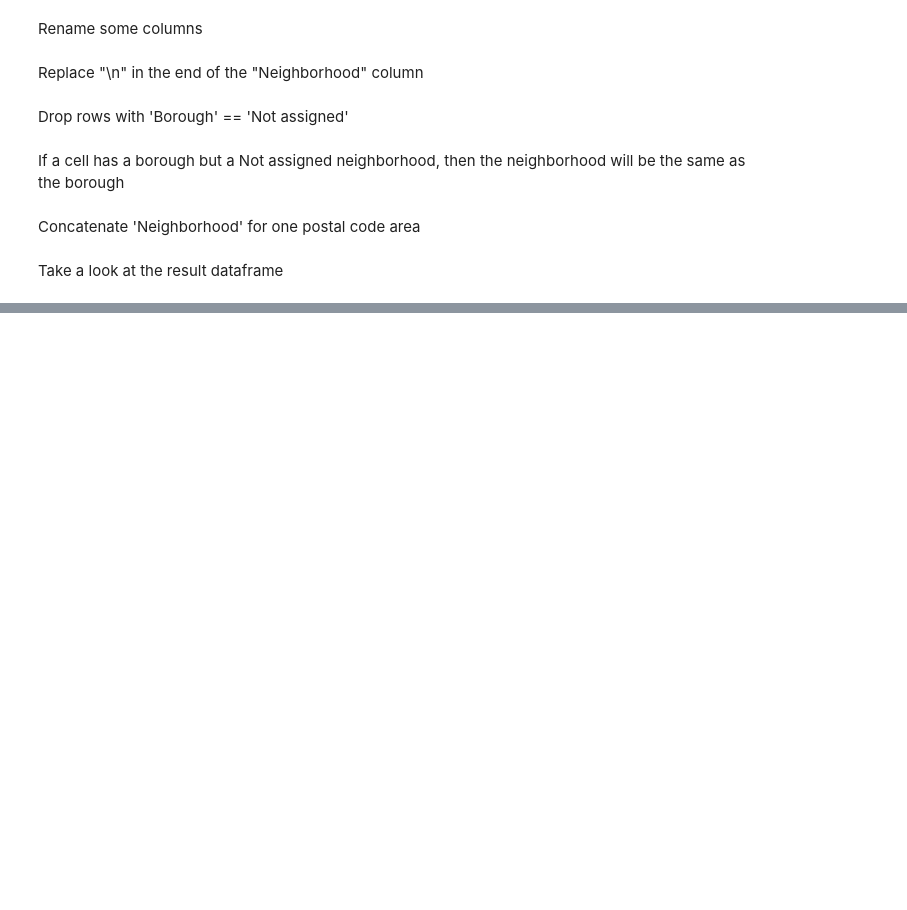
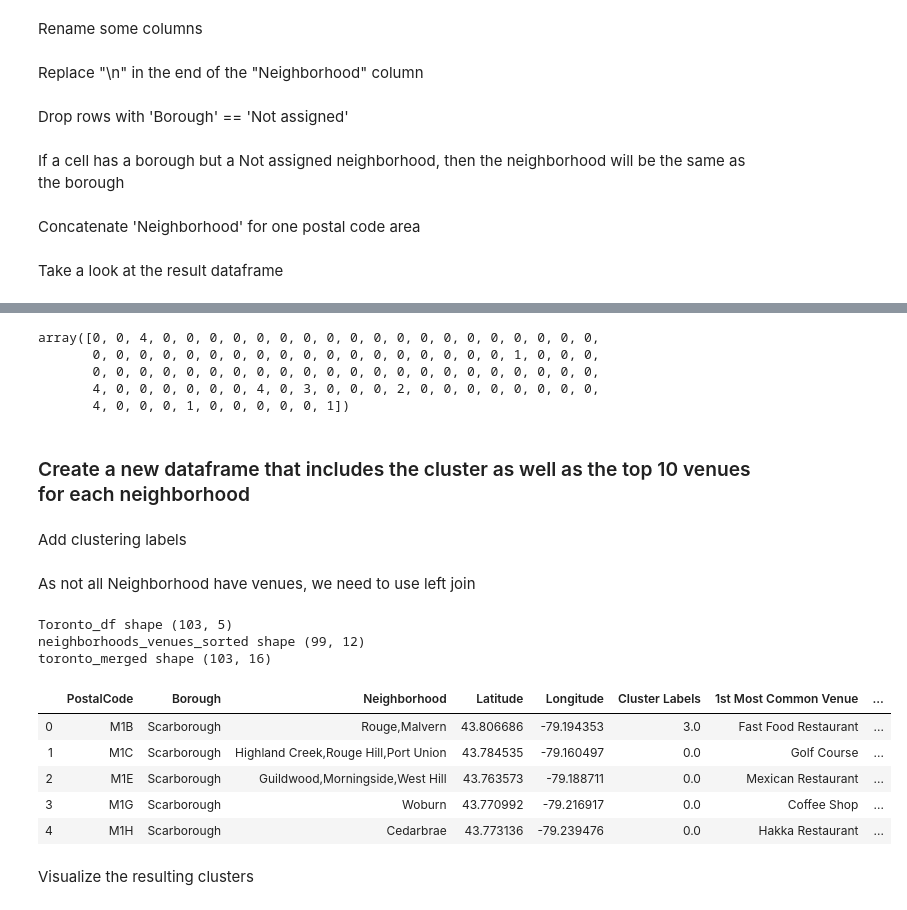
Before and after one commit to romapres2010/Coursera_Capstone, a Jupyter notebook: Neighborhoods in Toronto.ipynb, the cells around one changed output, grey strips where cells are left out. Cells and saved outputs as stored; diff of their text form; code cells hidden in the pictures; blank space fills up the shorter version.

```diff
--- a/Neighborhoods in Toronto.ipynb
+++ b/Neighborhoods in Toronto.ipynb
@@ -137,0 +497,24 @@ Toronto_df.shape
+# %%
+# import k-means from clustering stage
+from sklearn.cluster import KMeans
+
+# set number of clusters
+kclusters = 5
+
+toronto_grouped_clustering = toronto_grouped.drop('Toronto_Neighborhood', 1)
+
+# run k-means clustering
+kmeans = KMeans(n_clusters=kclusters, random_state=0).fit(toronto_grouped_clustering)
+
+# check cluster labels generated for each row in the dataframe
+kmeans.labels_
+# %% [output]
+array([0, 0, 4, 0, 0, 0, 0, 0, 0, 0, 0, 0, 0, 0, 0, 0, 0, 0, 0, 0, 0, 0,
+       0, 0, 0, 0, 0, 0, 0, 0, 0, 0, 0, 0, 0, 0, 0, 0, 0, 0, 1, 0, 0, 0,
+       0, 0, 0, 0, 0, 0, 0, 0, 0, 0, 0, 0, 0, 0, 0, 0, 0, 0, 0, 0, 0, 0,
+       4, 0, 0, 0, 0, 0, 0, 4, 0, 3, 0, 0, 0, 2, 0, 0, 0, 0, 0, 0, 0, 0,
+       4, 0, 0, 0, 1, 0, 0, 0, 0, 0, 1])
+# %% [markdown]
+### Create a new dataframe that includes the cluster as well as the top 10 venues for each neighborhood
+# %% [markdown]
+Add clustering labels
@@ -137,0 +523,30 @@ Toronto_df.shape
+# %% [markdown]
+As not all Neighborhood have venues, we need to use left join
+# %%
+print('Toronto_df shape {}'.format(Toronto_df.shape))
+print('neighborhoods_venues_sorted shape {}'.format(neighborhoods_venues_sorted.shape))
+
+
+# as not all Neighborhood have venues, we need to use left join
+toronto_merged = pd.merge(left=Toronto_df, right=neighborhoods_venues_sorted, left_on='Neighborhood', right_on='Toronto_Neighborhood', how='left')
+
+#replace the missing 'Cluster Labels' values by 5
+toronto_merged["Cluster Labels"].replace(np.nan, 5, inplace=True)
+
+# drop Toronto_Neighborhood colum
+toronto_merged.drop("Toronto_Neighborhood", axis = 1, inplace=True)
+
+print('toronto_merged shape {}'.format(toronto_merged.shape))
+toronto_merged.head()
+# %% [output]
+Toronto_df shape (103, 5)
+neighborhoods_venues_sorted shape (99, 12)
+toronto_merged shape (103, 16)
+|  | PostalCode | Borough | Neighborhood | Latitude | Longitude | Cluster Labels | 1st Most Common Venue | ... |
+| 0 | M1B | Scarborough | Rouge,Malvern | 43.806686 | -79.194353 | 3.0 | Fast Food Restaurant | ... |
+| 1 | M1C | Scarborough | Highland Creek,Rouge Hill,Port Union | 43.784535 | -79.160497 | 0.0 | Golf Course | ... |
+| 2 | M1E | Scarborough | Guildwood,Morningside,West Hill | 43.763573 | -79.188711 | 0.0 | Mexican Restaurant | ... |
+| 3 | M1G | Scarborough | Woburn | 43.770992 | -79.216917 | 0.0 | Coffee Shop | ... |
+| 4 | M1H | Scarborough | Cedarbrae | 43.773136 | -79.239476 | 0.0 | Hakka Restaurant | ... |
+# %% [markdown]
+Visualize the resulting clusters
```
Also changed, not shown: parts of 78 cells of this notebook, 3 other files.
